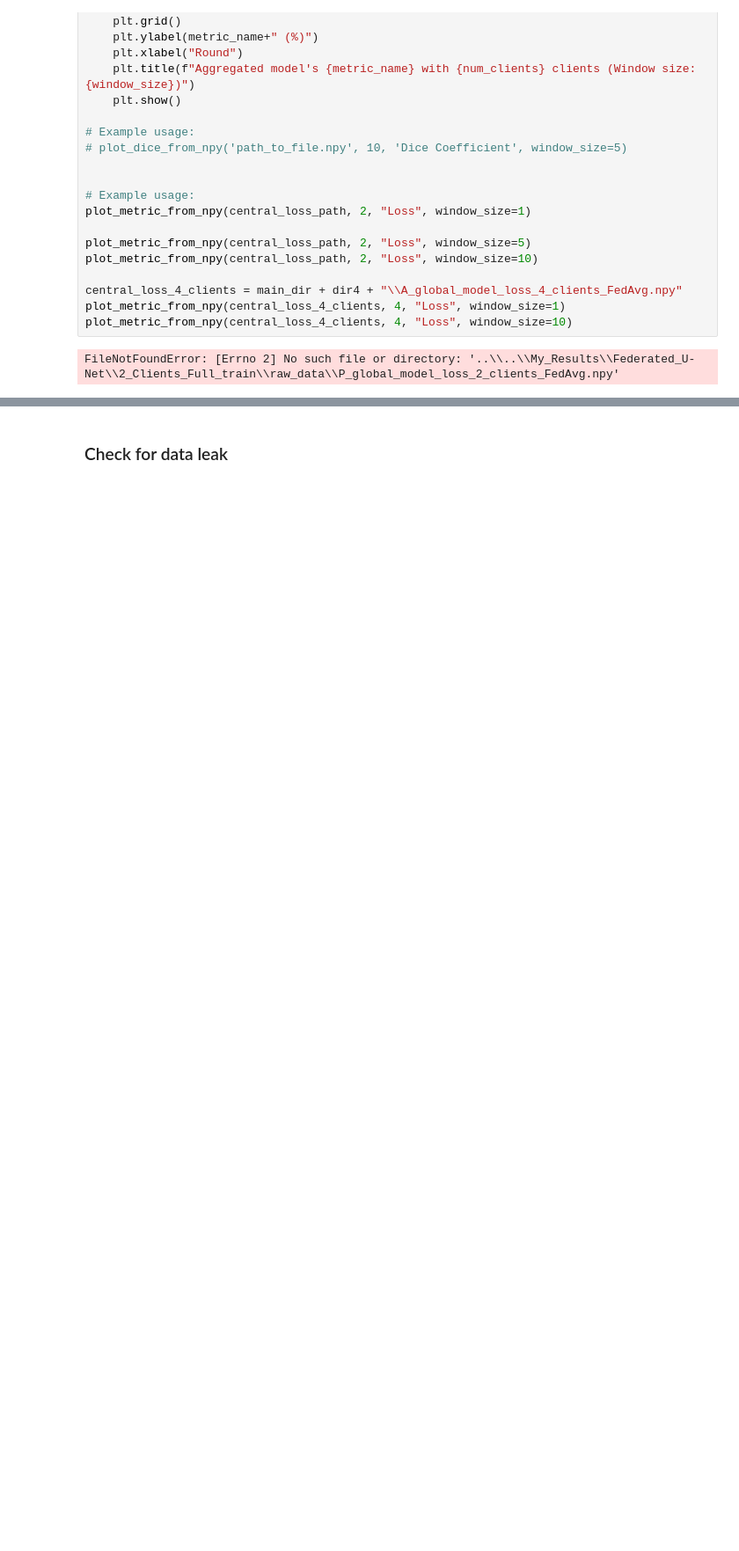
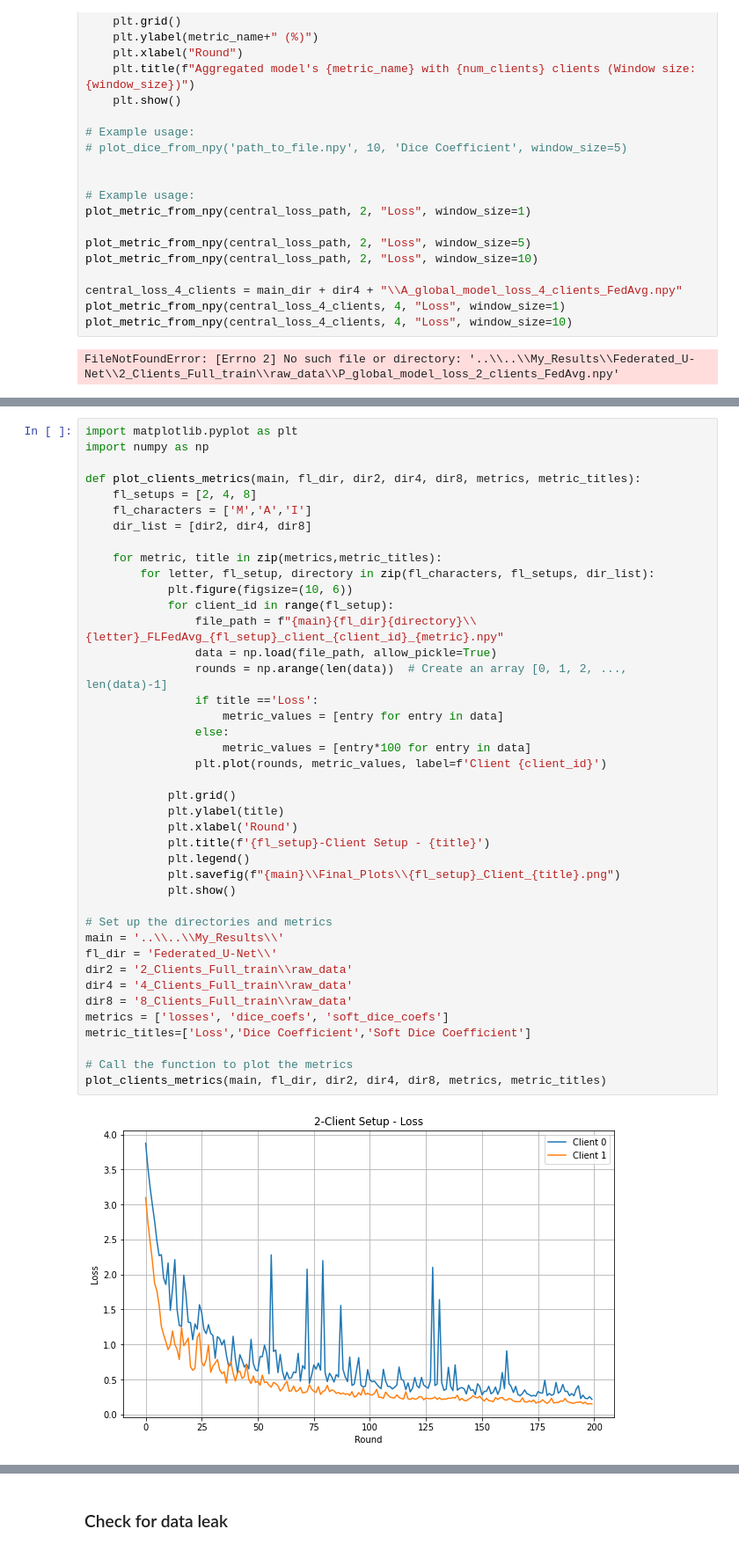
Before and after one commit to jeremyscodes/Training-a-U-Net-Model-for-Brain-Tumour-Segmentation-Using-Federated-Learning, a Jupyter notebook: Flower_New_Adapted_Flwr_1_5/final_plots_generator.ipynb, the cells around one changed output, grey strips where cells are left out. Shown at 88% size. Cells and saved outputs as stored; diff of their text form; blank space fills up the shorter version.

```diff
--- a/Flower_New_Adapted_Flwr_1_5/final_plots_generator.ipynb
+++ b/Flower_New_Adapted_Flwr_1_5/final_plots_generator.ipynb
@@ -338,0 +414,43 @@ FileNotFoundError: [Errno 2] No such file or directory: '..\\..\\My_Results\\Fed
+# %%
+import matplotlib.pyplot as plt
+import numpy as np
+
+def plot_clients_metrics(main, fl_dir, dir2, dir4, dir8, metrics, metric_titles):
+    fl_setups = [2, 4, 8]
+    fl_characters = ['M','A','I']
+    dir_list = [dir2, dir4, dir8]
+
+    for metric, title in zip(metrics,metric_titles):
+        for letter, fl_setup, directory in zip(fl_characters, fl_setups, dir_list):
+            plt.figure(figsize=(10, 6))
+            for client_id in range(fl_setup):
+                file_path = f"{main}{fl_dir}{directory}\\{letter}_FLFedAvg_{fl_setup}_client_{client_id}_{metric}.npy"
+                data = np.load(file_path, allow_pickle=True)
+                rounds = np.arange(len(data))  # Create an array [0, 1, 2, ..., len(data)-1]
+                if title =='Loss':
+                    metric_values = [entry for entry in data]
+                else:
+                    metric_values = [entry*100 for entry in data]
+                plt.plot(rounds, metric_values, label=f'Client {client_id}')
+
+            plt.grid()
+            plt.ylabel(title)
+            plt.xlabel('Round')
+            plt.title(f'{fl_setup}-Client Setup - {title}')
+            plt.legend()
+            plt.savefig(f"{main}\\Final_Plots\\{fl_setup}_Client_{title}.png")
+            plt.show()
+
+# Set up the directories and metrics
+main = '..\\..\\My_Results\\'
+fl_dir = 'Federated_U-Net\\'
+dir2 = '2_Clients_Full_train\\raw_data'
+dir4 = '4_Clients_Full_train\\raw_data'
+dir8 = '8_Clients_Full_train\\raw_data'
+metrics = ['losses', 'dice_coefs', 'soft_dice_coefs']
+metric_titles=['Loss','Dice Coefficient','Soft Dice Coefficient']
+
+# Call the function to plot the metrics
+plot_clients_metrics(main, fl_dir, dir2, dir4, dir8, metrics, metric_titles)
+# %% [output]
+[figure, added]
```
Also changed, not shown: parts of 6 cells of this notebook, 8 other files.
